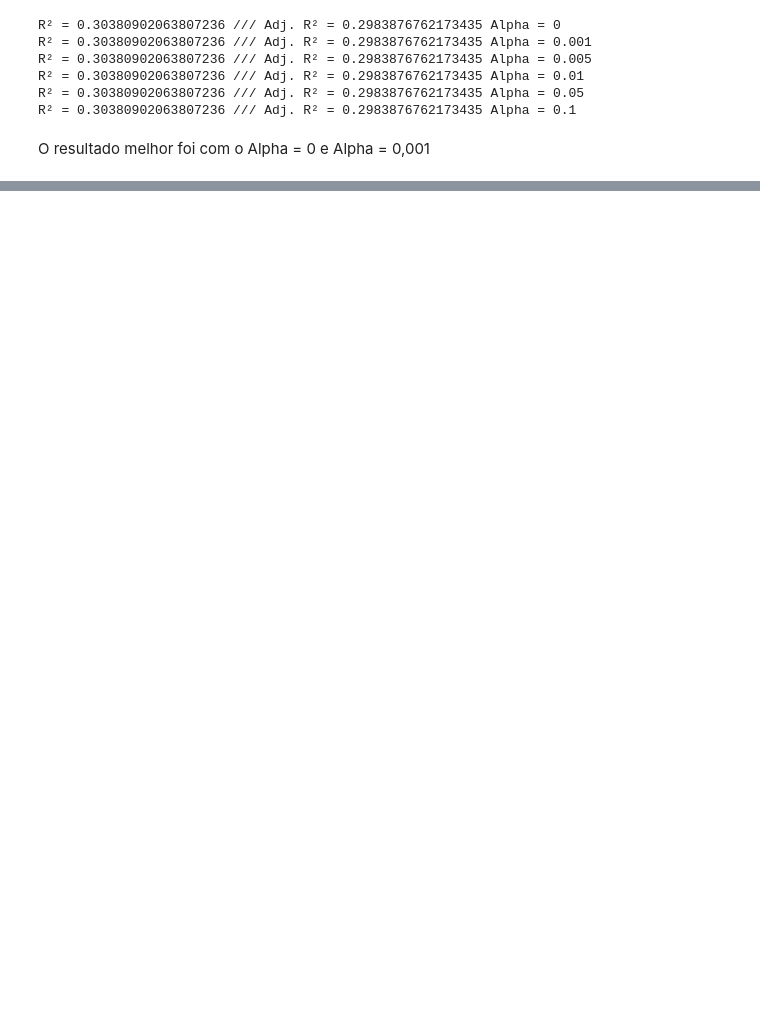
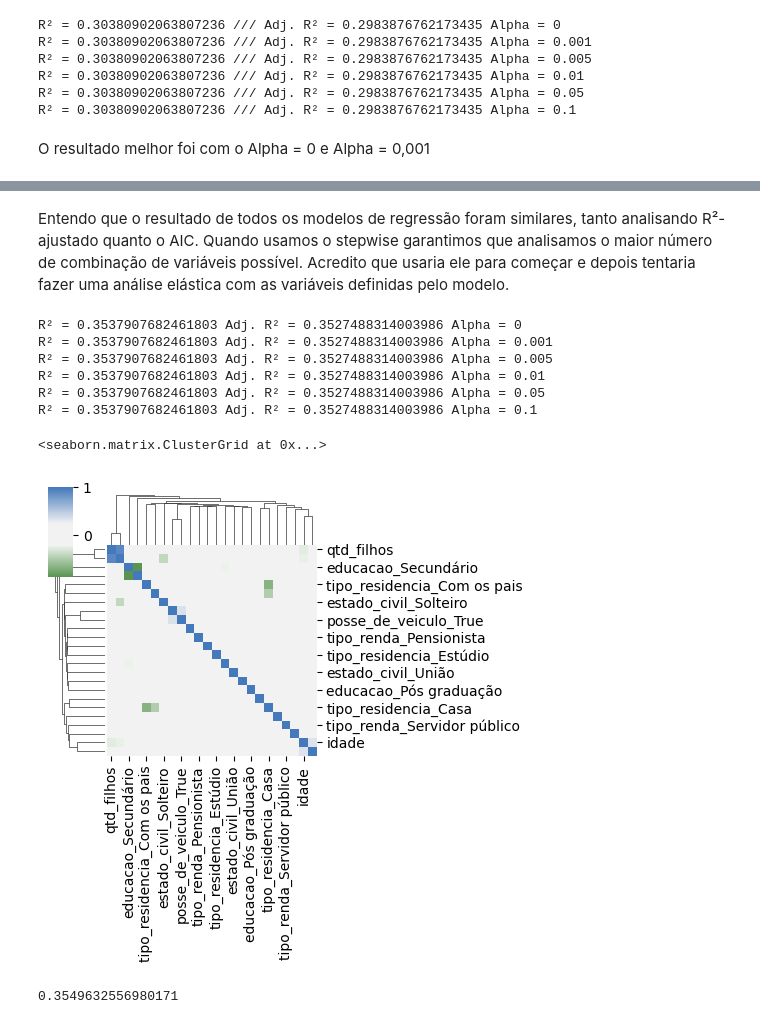
Before and after one commit to crikactba/Curso-Cientista-de-Dados, a Jupyter notebook: Mod13 Tarefa02.ipynb, the cells around one changed output, grey strips where cells are left out. Cells and saved outputs as stored; diff of their text form; code cells hidden in the pictures; blank space fills up the shorter version.

```diff
--- a/Mod13 Tarefa02.ipynb
+++ b/Mod13 Tarefa02.ipynb
@@ -276,0 +351,46 @@ Selected features: ['renda']
+# %% [markdown]
+Entendo que o resultado de todos os modelos de regressão foram similares, tanto analisando R²-ajustado quanto o AIC.
+Quando usamos o stepwise garantimos que analisamos o maior número de combinação de variáveis possível. Acredito que usaria ele para começar e depois tentaria fazer uma análise elástica com as variáveis definidas pelo modelo.
+# %%
+#6) Partindo dos modelos que você ajustou, tente melhorar o  𝑅2
+# na base de testes. Use a criatividade, veja se consegue inserir alguma transformação ou combinação de variáveis.
+
+modelo = 'np.log(renda) ~ sexo + posse_de_veiculo + posse_de_imovel + idade + tempo_emprego + 1'
+
+alpha = [0, 0.001, 0.005, 0.01, 0.05, 0.1]
+
+for i in alpha:
+    md = smf.ols(modelo, data = df_teste)
+    reg = md.fit_regularized(method = 'elastic_net'
+                         , refit = True
+                         , L1_wt = 0.00001
+                         , alpha = i)
+
+    print(f'R² = {reg.rsquared} Adj. R² = {reg.rsquared_adj} Alpha = {i} ')
+# %% [output]
+R² = 0.3537907682461803 Adj. R² = 0.3527488314003986 Alpha = 0
+R² = 0.3537907682461803 Adj. R² = 0.3527488314003986 Alpha = 0.001
+R² = 0.3537907682461803 Adj. R² = 0.3527488314003986 Alpha = 0.005
+R² = 0.3537907682461803 Adj. R² = 0.3527488314003986 Alpha = 0.01
+R² = 0.3537907682461803 Adj. R² = 0.3527488314003986 Alpha = 0.05
+R² = 0.3537907682461803 Adj. R² = 0.3527488314003986 Alpha = 0.1
+# %%
+#7) Ajuste uma árvore de regressão e veja se consegue um  𝑅2 melhor com ela.
+
+X_tree = pd.get_dummies(df, columns = ['sexo', 'posse_de_veiculo', 'posse_de_imovel', 'tipo_renda', 'educacao', 'estado_civil', 'tipo_residencia'],
+                        drop_first=True)
+
+y_tree = df.renda
+
+X_tree = X_tree.drop(columns=['renda'])
+# %%
+cmap = sns.diverging_palette(h_neg=125
+                             , h_pos=250
+                             , as_cmap=True
+                             , sep = 60
+                             , center = 'light')
+
+sns.clustermap(X_tree.corr(), figsize=(5, 5), center = 0, cmap=cmap)
+# %% [output]
+<seaborn.matrix.ClusterGrid at 0x...>
+[figure, added]
@@ -276,0 +399,9 @@ Selected features: ['renda']
+# %%
+reg = DecisionTreeRegressor(max_depth=7, min_samples_leaf=5, ccp_alpha=0 )
+
+reg.fit(X_train, y_train)
+
+R_sqr1 = reg.score(X_test, y_test)
+R_sqr1
+# %% [output]
+0.3549632556980171
```
Also changed, not shown: parts of 9 cells of this notebook.
